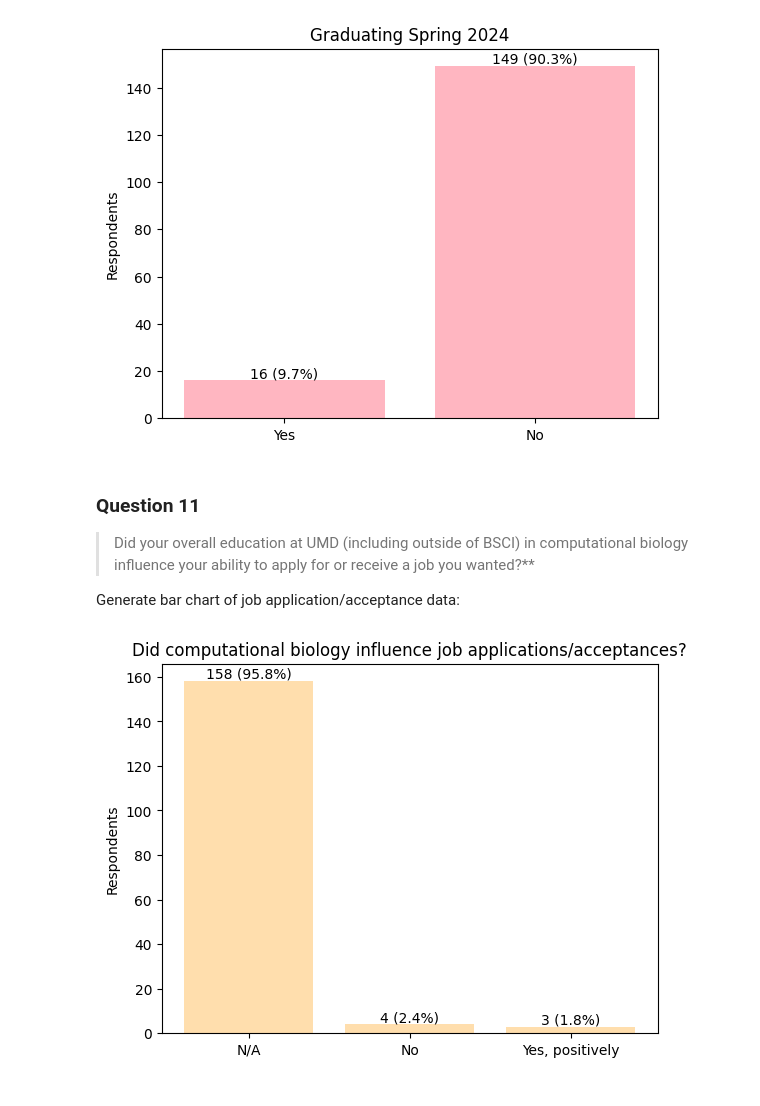
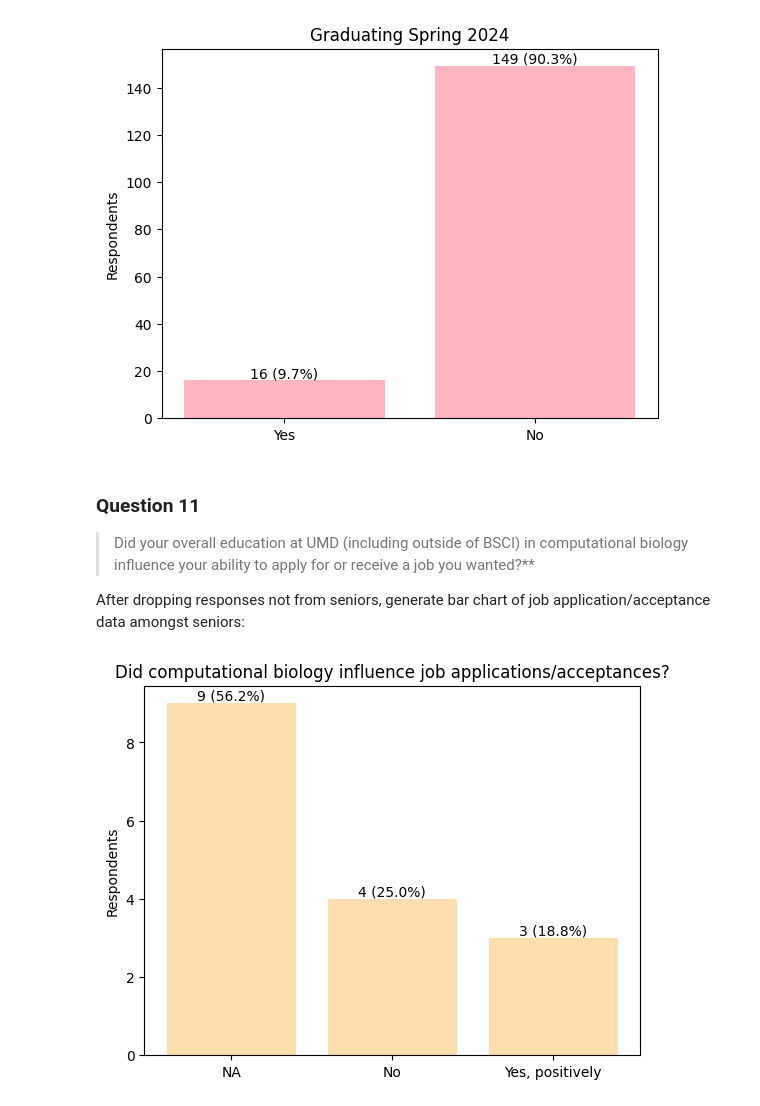
Before and after one commit to maxinehsu/summary-visualizations, a Jupyter notebook: viz.ipynb, the cells around one changed output. Saved outputs shown, nothing was run; the diff lists cells and outputs as text; code cells hidden in the pictures.

Commit message:
removed non-senior data from q11

```diff
--- a/viz.ipynb
+++ b/viz.ipynb
@@ -6,7 +6,7 @@ import re
 # %% [markdown]
 ## General data organization
 # %%
-df = pd.read_csv("student_responses.csv")
+df = pd.read_csv("student_responses.csv", keep_default_na=False)
 
 # rename column headers as question numbers
 df.columns = ["timestamp", "q1", "q2", "q3", "q4", "q5", "q6", "q7", "q8", "q9", "q10", "q11", "q12", "q13", "q14"]
@@ -173,21 +173,22 @@ plt.show()
 ### Question 11
 > Did your overall education at UMD (including outside of BSCI) in computational biology influence your ability to apply for or receive a job you wanted?**
 
-Generate bar chart of job application/acceptance data:
+After dropping responses not from seniors, generate bar chart of job application/acceptance data amongst seniors:
 # %%
 q11_counts = df["q11"].value_counts(dropna=False)   # y-values -- number of respondents
+q11_counts.drop(labels="", inplace=True)            # drop empty responses (i.e., non-senior responses)
+
 q11_ans = q11_counts.index.tolist()                 # x-values -- answers
+q11_ans = ["N/A" if i is np.nan else i for i in q11_ans]    # replace NaN with "N/A" (causes error otherwise)
+
 q11_sum = sum(q11_counts)                           # total number of respondents
-
-# replace NaN with "N/A" (causes error otherwise)
-q11_ans = ["N/A" if i is np.nan else i for i in q11_ans]
 
 # generate bar chart
 plt.bar(q11_ans, q11_counts, color="navajowhite")
 plt.title("Did computational biology influence job applications/acceptances?")
 plt.ylabel("Respondents")
 
 ydisplay(q11_ans, q11_counts, q11_sum)
 plt.show()
 # %% [output]
-[figure, old version]
+[figure, new version]
```
Also changed, not shown: 1 other file.
